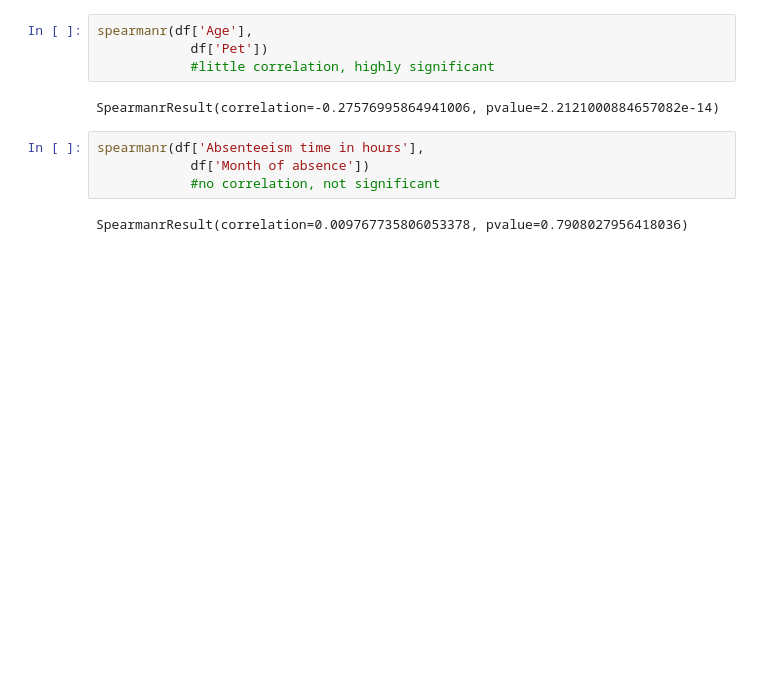
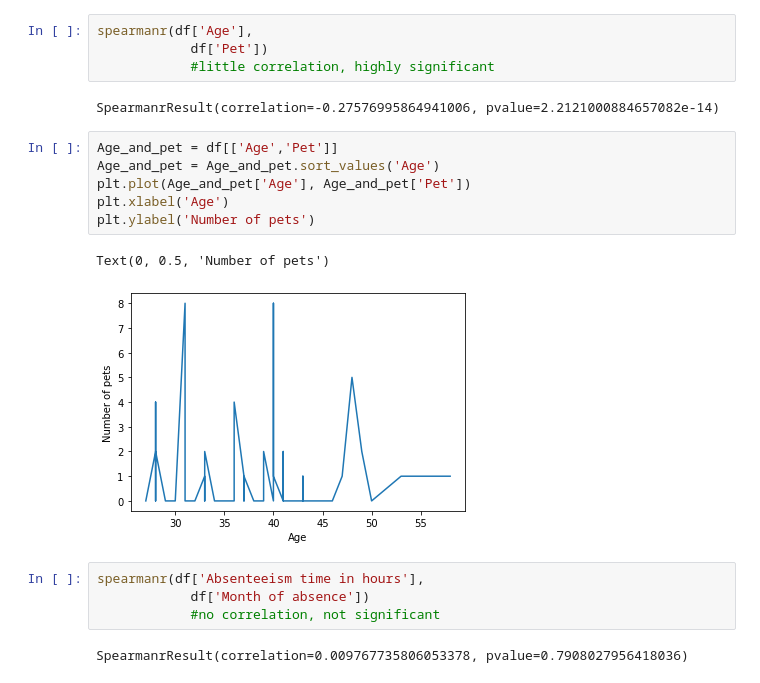
Before and after one commit to Eliphaz/correlation-trials, a Jupyter notebook: analysis.ipynb, the cells around one changed output. Drawn from its saved outputs; the diff is of its cells as text; blank space fills up the shorter version.

```diff
--- a/analysis.ipynb
+++ b/analysis.ipynb
@@ -170,6 +207,15 @@ spearmanr(df['Age'],
             #little correlation, highly significant
 # %% [output]
 SpearmanrResult(correlation=-0.27576995864941006, pvalue=2.2121000884657082e-14)
+# %%
+Age_and_pet = df[['Age','Pet']]
+Age_and_pet = Age_and_pet.sort_values('Age')
+plt.plot(Age_and_pet['Age'], Age_and_pet['Pet'])
+plt.xlabel('Age')
+plt.ylabel('Number of pets')
+# %% [output]
+Text(0, 0.5, 'Number of pets')
+[figure, added]
 # %%
 spearmanr(df['Absenteeism time in hours'],
             df['Month of absence'])
```
Also changed, not shown: parts of 9 cells of this notebook, 1 other file.
